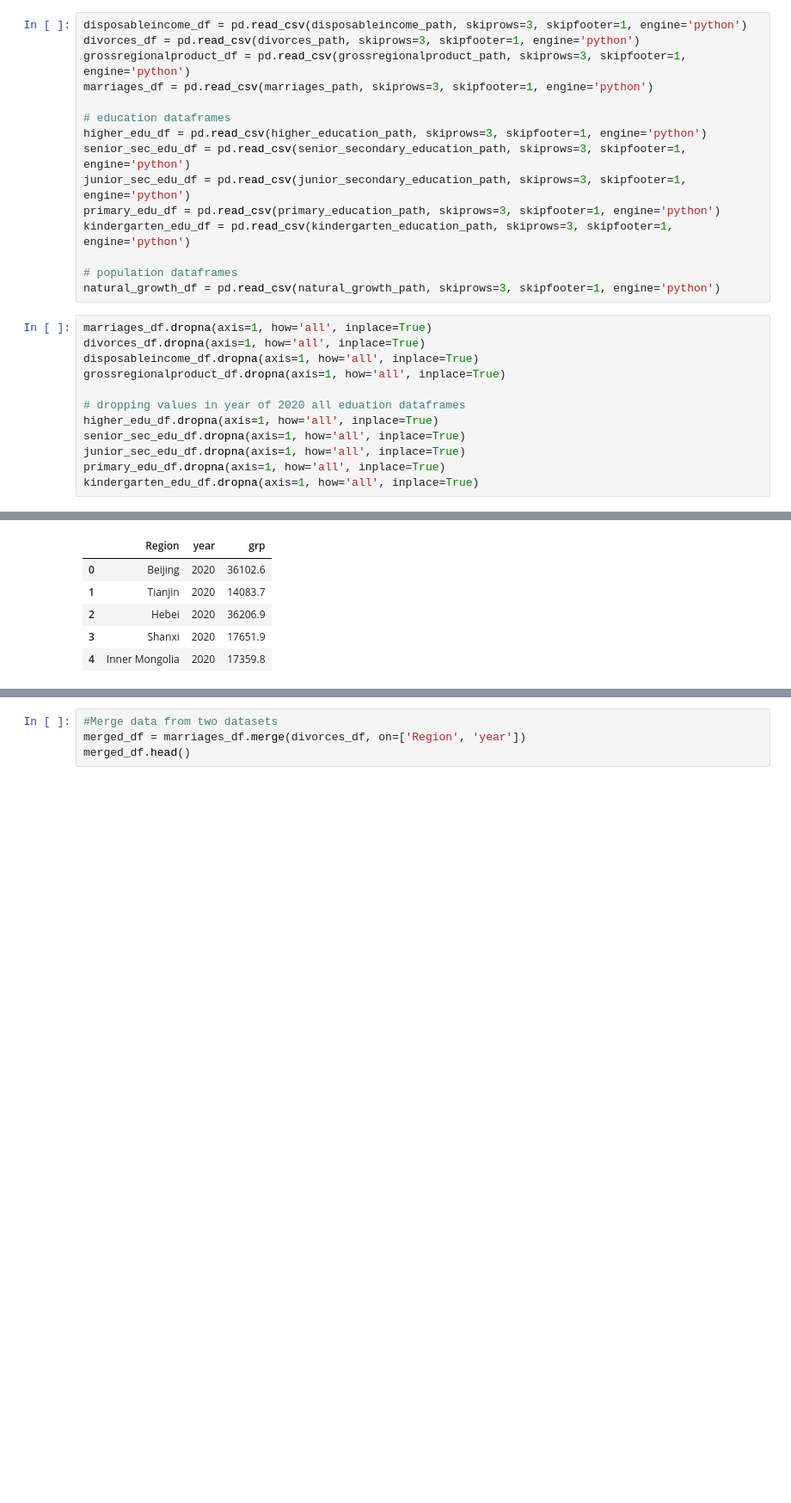
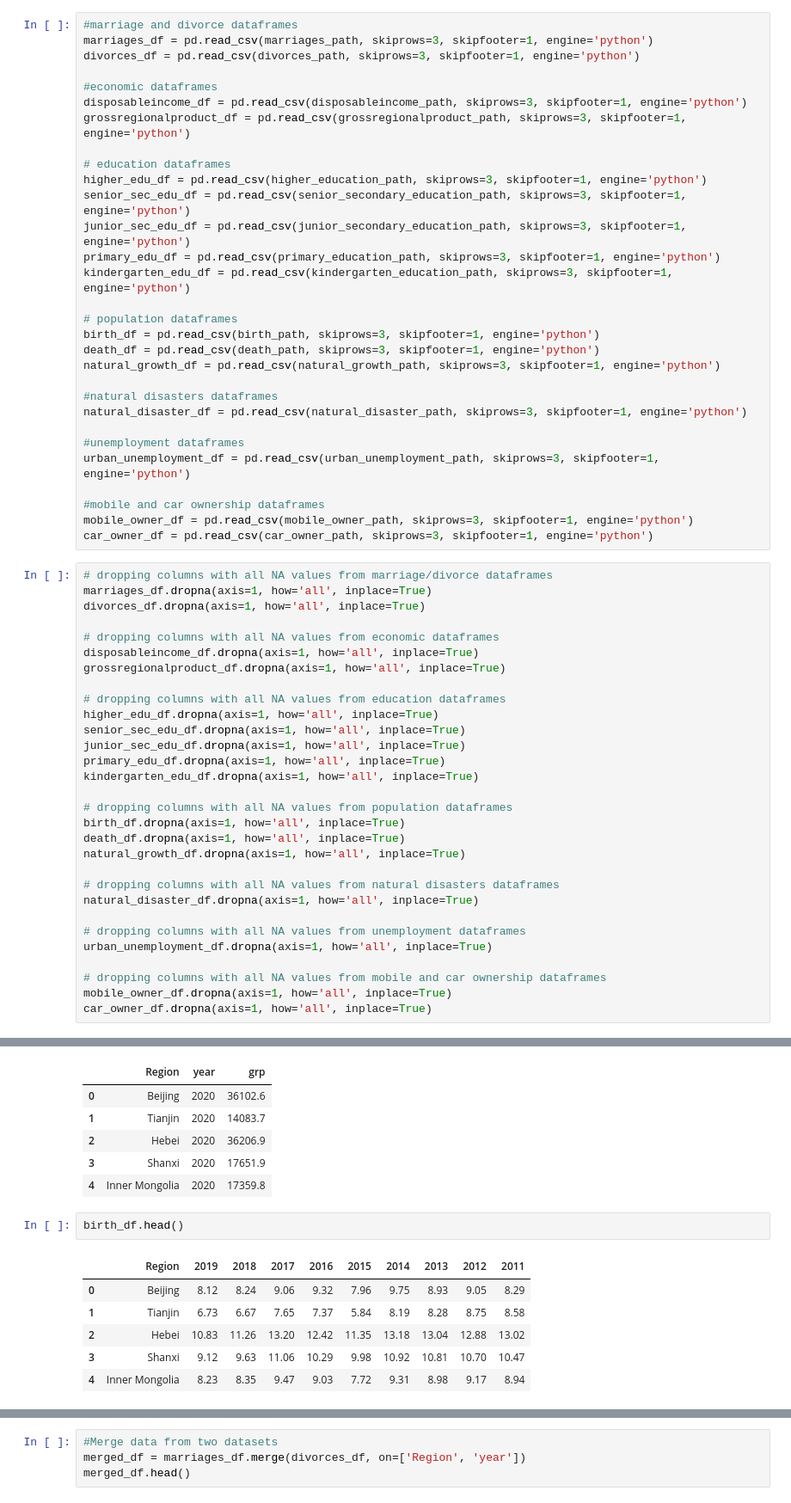
Before and after one commit to mexiliang/umich-591, a Jupyter notebook: Scatterplot.ipynb, the cells around one changed output, grey strips where cells are left out. Shown at 86% size. Drawn from its saved outputs; the diff is of its cells as text; blank space fills up the shorter version.

```diff
--- a/Scatterplot.ipynb
+++ b/Scatterplot.ipynb
@@ -21,8 +36,11 @@ natural_growth_path = 'data/natural_growth_rate.csv'
 # %%
+#marriage and divorce dataframes
+marriages_df = pd.read_csv(marriages_path, skiprows=3, skipfooter=1, engine='python')
+divorces_df = pd.read_csv(divorces_path, skiprows=3, skipfooter=1, engine='python')
+
+#economic dataframes
 disposableincome_df = pd.read_csv(disposableincome_path, skiprows=3, skipfooter=1, engine='python')
-divorces_df = pd.read_csv(divorces_path, skiprows=3, skipfooter=1, engine='python')
 grossregionalproduct_df = pd.read_csv(grossregionalproduct_path, skiprows=3, skipfooter=1, engine='python')
-marriages_df = pd.read_csv(marriages_path, skiprows=3, skipfooter=1, engine='python')
 
 # education dataframes
 higher_edu_df = pd.read_csv(higher_education_path, skiprows=3, skipfooter=1, engine='python')
@@ -32,19 +50,49 @@ primary_edu_df = pd.read_csv(primary_education_path, skiprows=3, skipfooter=1, e
 kindergarten_edu_df = pd.read_csv(kindergarten_education_path, skiprows=3, skipfooter=1, engine='python')
 
 # population dataframes
+birth_df = pd.read_csv(birth_path, skiprows=3, skipfooter=1, engine='python')
+death_df = pd.read_csv(death_path, skiprows=3, skipfooter=1, engine='python')
 natural_growth_df = pd.read_csv(natural_growth_path, skiprows=3, skipfooter=1, engine='python')
+
+#natural disasters dataframes
+natural_disaster_df = pd.read_csv(natural_disaster_path, skiprows=3, skipfooter=1, engine='python')
+
+#unemployment dataframes
+urban_unemployment_df = pd.read_csv(urban_unemployment_path, skiprows=3, skipfooter=1, engine='python')
+
+#mobile and car ownership dataframes
+mobile_owner_df = pd.read_csv(mobile_owner_path, skiprows=3, skipfooter=1, engine='python')
+car_owner_df = pd.read_csv(car_owner_path, skiprows=3, skipfooter=1, engine='python')
 # %%
+# dropping columns with all NA values from marriage/divorce dataframes
 marriages_df.dropna(axis=1, how='all', inplace=True)
 divorces_df.dropna(axis=1, how='all', inplace=True)
+
+# dropping columns with all NA values from economic dataframes
 disposableincome_df.dropna(axis=1, how='all', inplace=True)
 grossregionalproduct_df.dropna(axis=1, how='all', inplace=True)
 
-# dropping values in year of 2020 all eduation dataframes
+# dropping columns with all NA values from education dataframes
 higher_edu_df.dropna(axis=1, how='all', inplace=True)
 senior_sec_edu_df.dropna(axis=1, how='all', inplace=True)
 junior_sec_edu_df.dropna(axis=1, how='all', inplace=True)
 primary_edu_df.dropna(axis=1, how='all', inplace=True)
 kindergarten_edu_df.dropna(axis=1, how='all', inplace=True)
+
+# dropping columns with all NA values from population dataframes
+birth_df.dropna(axis=1, how='all', inplace=True)
+death_df.dropna(axis=1, how='all', inplace=True)
+natural_growth_df.dropna(axis=1, how='all', inplace=True)
+
+# dropping columns with all NA values from natural disasters dataframes
+natural_disaster_df.dropna(axis=1, how='all', inplace=True)
+
+# dropping columns with all NA values from unemployment dataframes
+urban_unemployment_df.dropna(axis=1, how='all', inplace=True)
+
+# dropping columns with all NA values from mobile and car ownership dataframes
+mobile_owner_df.dropna(axis=1, how='all', inplace=True)
+car_owner_df.dropna(axis=1, how='all', inplace=True)
 # %%
 higher_edu_df.head()
 # %% [output]
@@ -232,3 +280,12 @@ grossregionalproduct_df.head()
 | 2 | Hebei | 2020 | 36206.9 |
 | 3 | Shanxi | 2020 | 17651.9 |
 | 4 | Inner Mongolia | 2020 | 17359.8 |
+# %%
+birth_df.head()
+# %% [output]
+|  | Region | 2019 | 2018 | 2017 | 2016 | 2015 | 2014 | 2013 | 2012 | 2011 |
+| 0 | Beijing | 8.12 | 8.24 | 9.06 | 9.32 | 7.96 | 9.75 | 8.93 | 9.05 | 8.29 |
+| 1 | Tianjin | 6.73 | 6.67 | 7.65 | 7.37 | 5.84 | 8.19 | 8.28 | 8.75 | 8.58 |
+| 2 | Hebei | 10.83 | 11.26 | 13.20 | 12.42 | 11.35 | 13.18 | 13.04 | 12.88 | 13.02 |
+| 3 | Shanxi | 9.12 | 9.63 | 11.06 | 10.29 | 9.98 | 10.92 | 10.81 | 10.70 | 10.47 |
+| 4 | Inner Mongolia | 8.23 | 8.35 | 9.47 | 9.03 | 7.72 | 9.31 | 8.98 | 9.17 | 8.94 |
```
Also changed, not shown: parts of 26 cells of this notebook.
